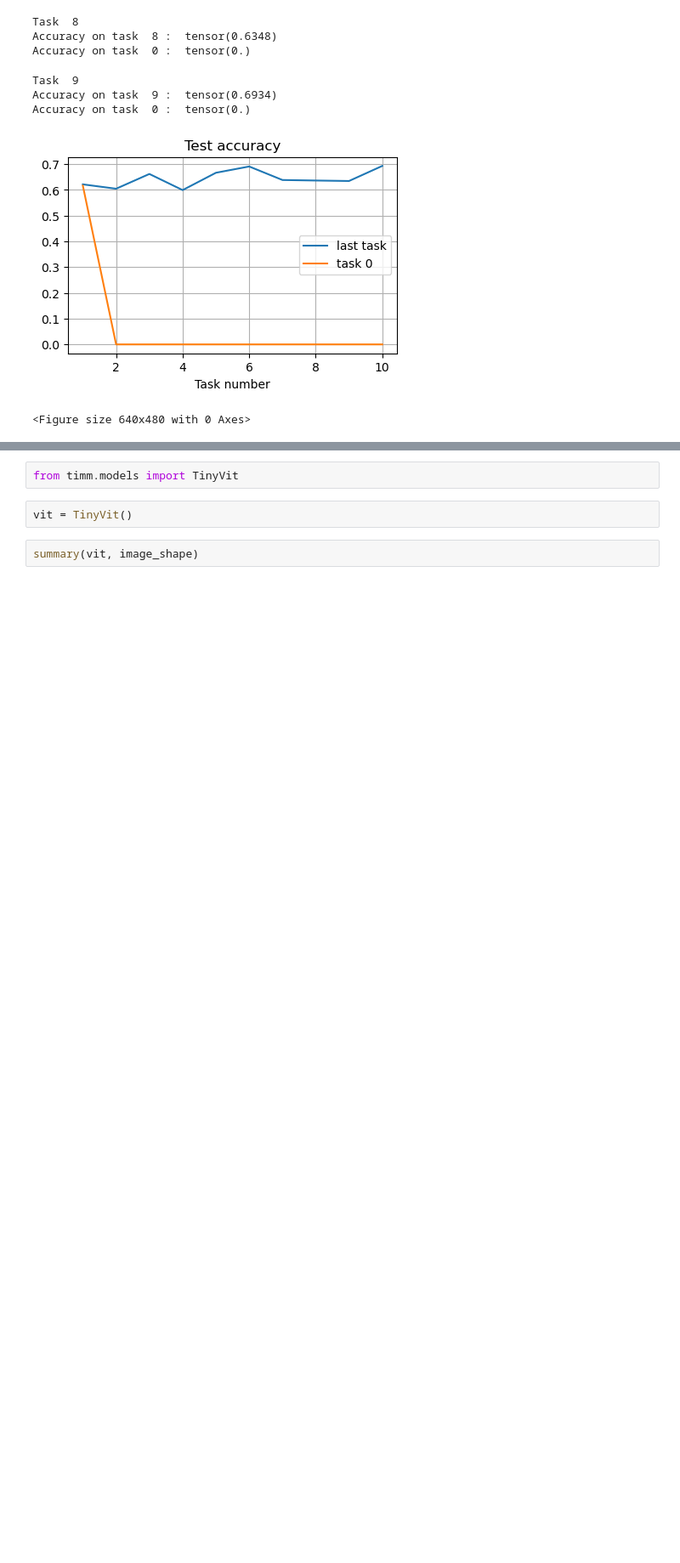
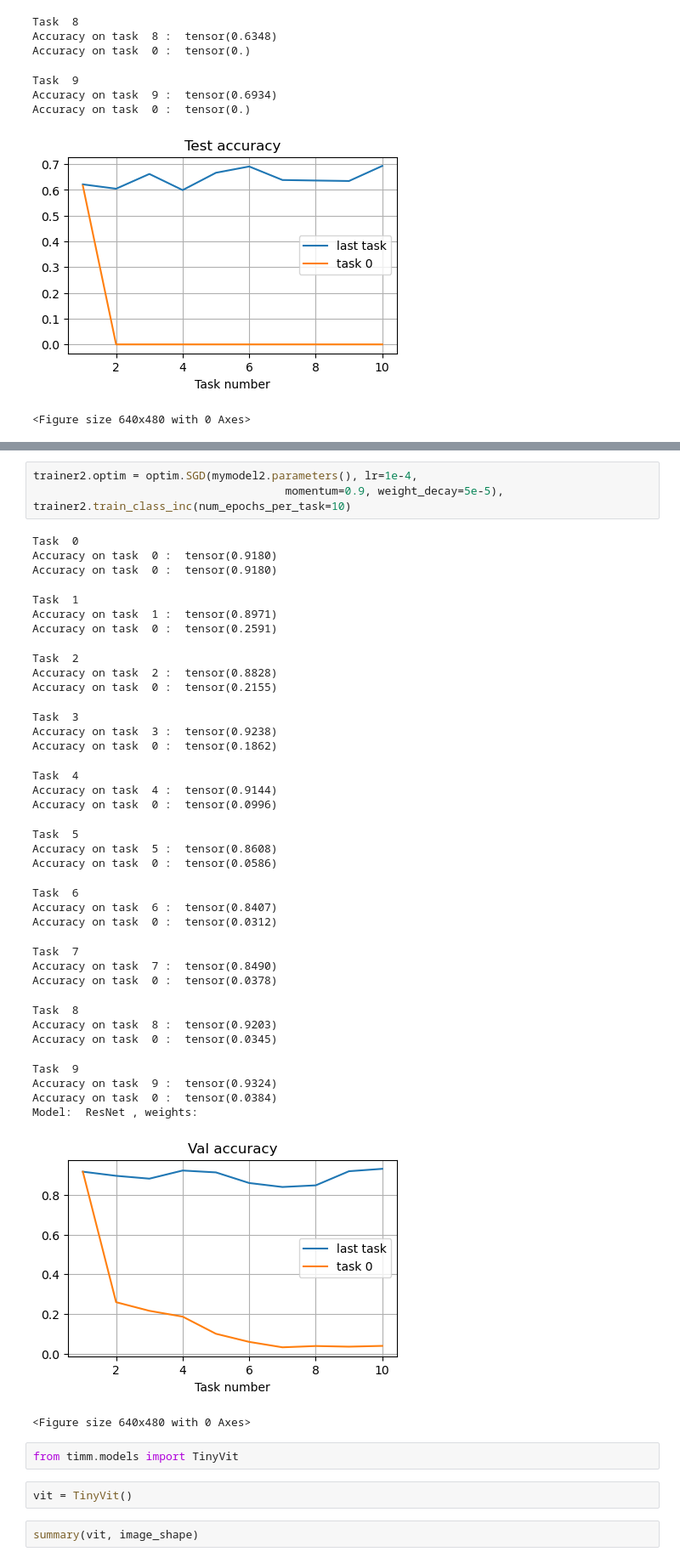
Before and after one commit to mipt-alexa/continual-learning, a Jupyter notebook: main.ipynb, the cells around one changed output, grey strips where cells are left out. Shown at 85% size. Drawn from its saved outputs; the diff is of its cells as text; blank space fills up the shorter version.

```diff
--- a/main.ipynb
+++ b/main.ipynb
@@ -299,3 +311,41 @@ Accuracy on task  0 :  tensor(0.)
+# %%
+trainer2.optim = optim.SGD(mymodel2.parameters(), lr=1e-4,
+                                      momentum=0.9, weight_decay=5e-5),
+trainer2.train_class_inc(num_epochs_per_task=10)
+# %% [output]
+Task  0
+Accuracy on task  0 :  tensor(0.9180)
+Accuracy on task  0 :  tensor(0.9180)
+Task  1
+Accuracy on task  1 :  tensor(0.8971)
+Accuracy on task  0 :  tensor(0.2591)
+Task  2
+Accuracy on task  2 :  tensor(0.8828)
+Accuracy on task  0 :  tensor(0.2155)
+Task  3
+Accuracy on task  3 :  tensor(0.9238)
+Accuracy on task  0 :  tensor(0.1862)
+Task  4
+Accuracy on task  4 :  tensor(0.9144)
+Accuracy on task  0 :  tensor(0.0996)
+Task  5
+Accuracy on task  5 :  tensor(0.8608)
+Accuracy on task  0 :  tensor(0.0586)
+Task  6
+Accuracy on task  6 :  tensor(0.8407)
+Accuracy on task  0 :  tensor(0.0312)
+Task  7
+Accuracy on task  7 :  tensor(0.8490)
+Accuracy on task  0 :  tensor(0.0378)
+Task  8
+Accuracy on task  8 :  tensor(0.9203)
+Accuracy on task  0 :  tensor(0.0345)
+Task  9
+Accuracy on task  9 :  tensor(0.9324)
+Accuracy on task  0 :  tensor(0.0384)
+Model:  ResNet , weights:
+[figure, added]
+<Figure size 640x480 with 0 Axes>
 # %%
 from timm.models import TinyVit
 # %%
```
Also changed, not shown: parts of 6 cells of this notebook, 2 other files.
